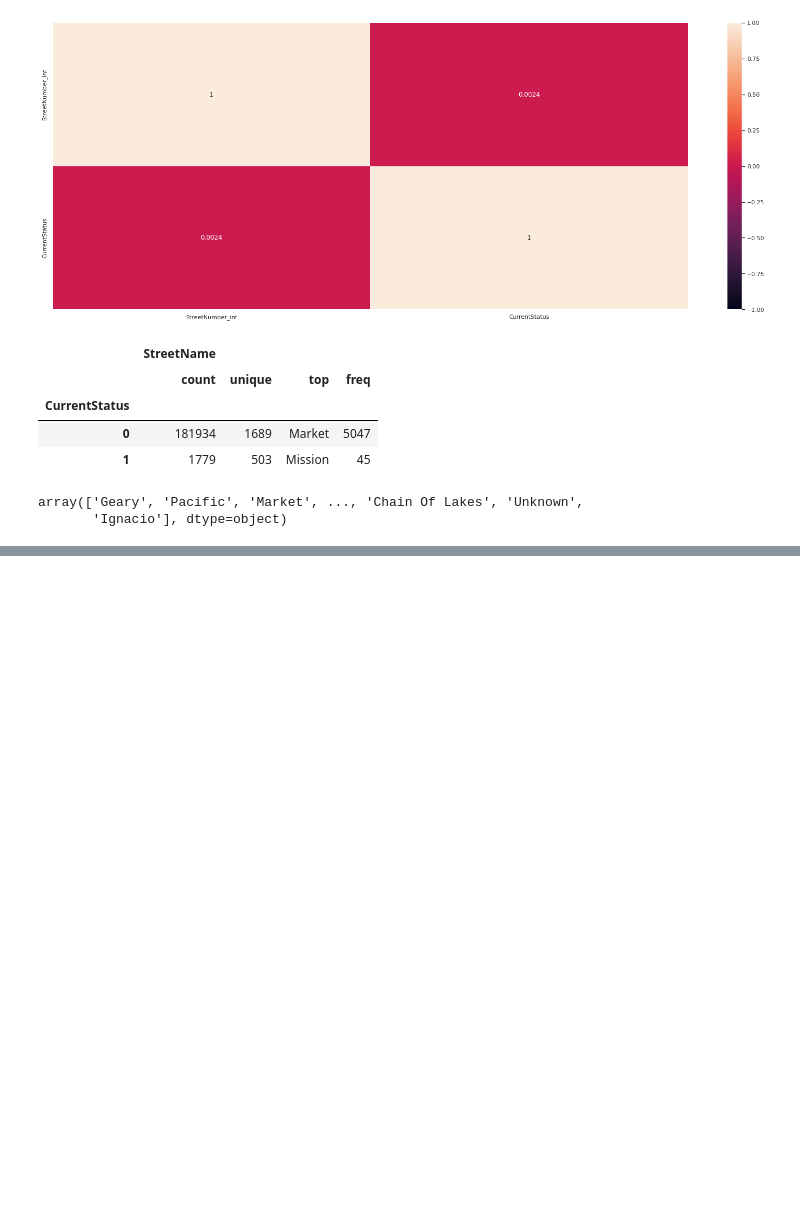
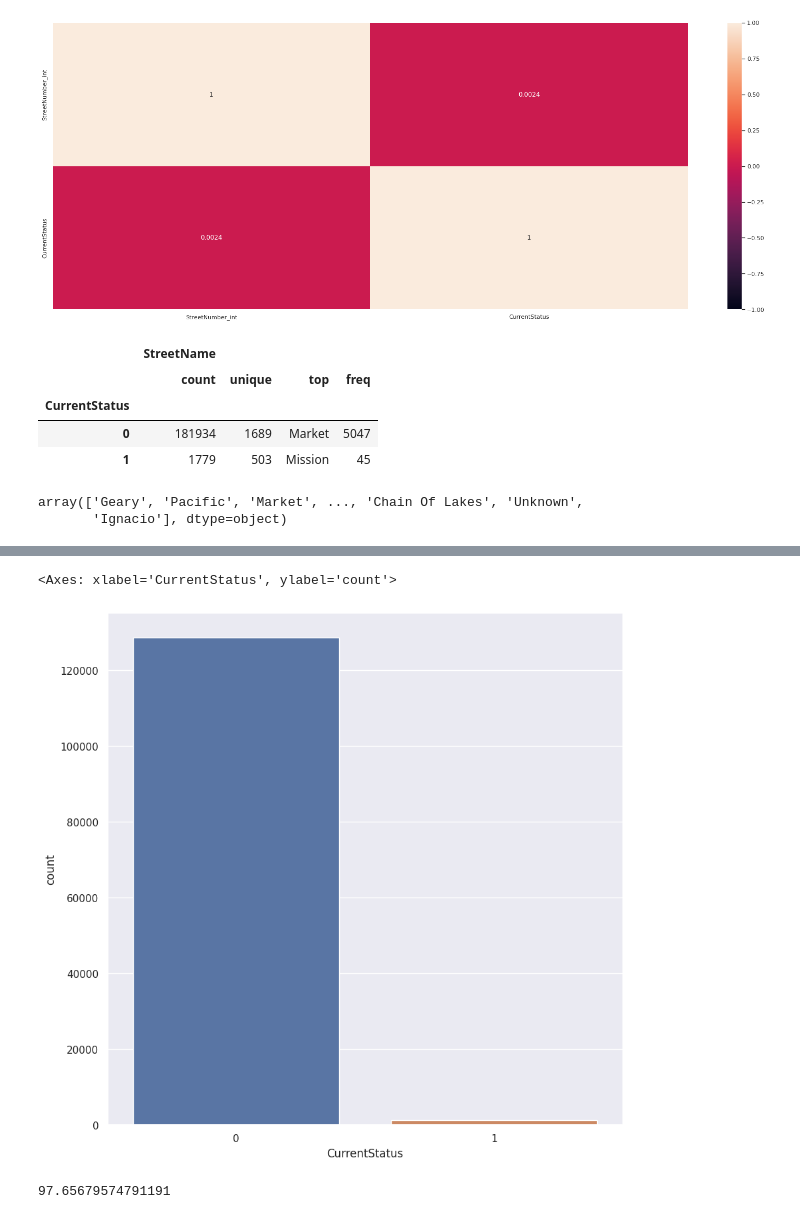
Before and after one commit to Suraba03/ml_san_francisco_permits, a Jupyter notebook: san_fancisco.ipynb, the cells around one changed output, grey strips where cells are left out. Saved outputs shown, nothing was run; the diff lists cells and outputs as text; code cells hidden in the pictures; blank space fills up the shorter version.

```diff
--- a/san_fancisco.ipynb
+++ b/san_fancisco.ipynb
@@ -381,0 +384,2 @@ df_without_nan_cols.head()
+# %%
+df3 = df3.dropna(axis=0)
@@ -381,0 +395,9 @@ df_without_nan_cols.head()
+# %%
+sns.countplot(data=df3, x=target)
+# %% [output]
+<Axes: xlabel='CurrentStatus', ylabel='count'>
+[figure, added]
+# %%
+df3[target].value_counts()[0] / df3[target].value_counts()[1]
+# %% [output]
+97.65679574791191
```
Also changed, not shown: parts of 62 cells of this notebook.
